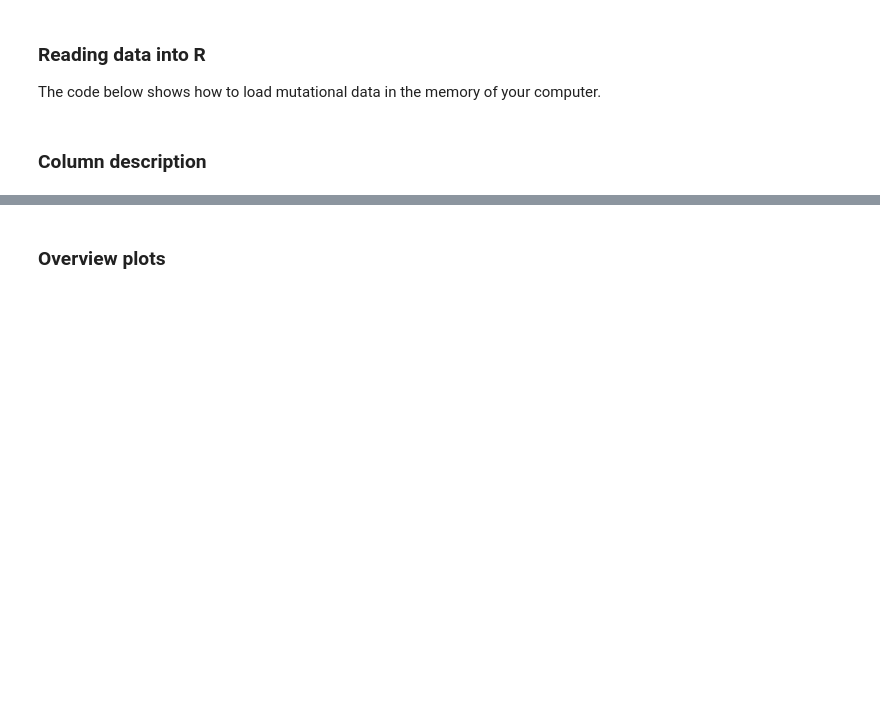
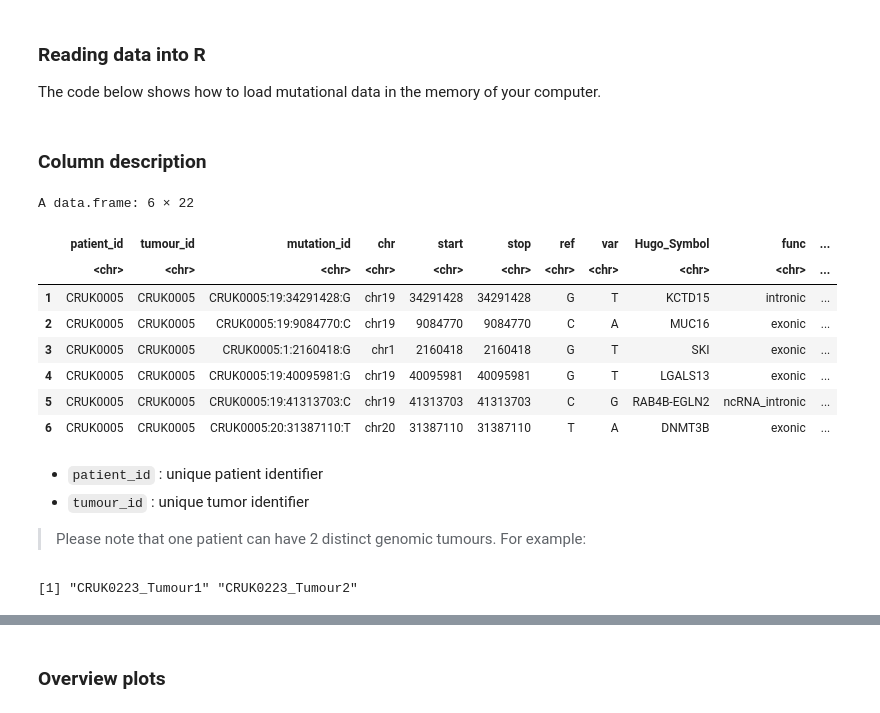
Before and after one commit to McGranahanLab/LCCE_workshop_2023, a Jupyter notebook: columns_description.ipynb, the cells around one changed output, grey strips where cells are left out. Drawn from its saved outputs; the diff is of its cells as text; code cells hidden in the pictures; blank space fills up the shorter version.

```diff
--- a/columns_description.ipynb
+++ b/columns_description.ipynb
@@ -283,2 +336,22 @@ colnames(mut_table)
 # %% [markdown]
 ### Column description <a class="anchor" id="Somatic-mutation-Columns"></a>
+# %%
+head(mut_table)
+# %% [output]
+A data.frame: 6 × 22
+|  | patient_id | tumour_id | mutation_id | chr | start | stop | ref | var | Hugo_Symbol | func | ... |
+|  | <chr> | <chr> | <chr> | <chr> | <chr> | <chr> | <chr> | <chr> | <chr> | <chr> | ... |
+| 1 | CRUK0005 | CRUK0005 | CRUK0005:19:34291428:G | chr19 | 34291428 | 34291428 | G | T | KCTD15 | intronic | ... |
+| 2 | CRUK0005 | CRUK0005 | CRUK0005:19:9084770:C | chr19 | 9084770 | 9084770 | C | A | MUC16 | exonic | ... |
+| 3 | CRUK0005 | CRUK0005 | CRUK0005:1:2160418:G | chr1 | 2160418 | 2160418 | G | T | SKI | exonic | ... |
+| 4 | CRUK0005 | CRUK0005 | CRUK0005:19:40095981:G | chr19 | 40095981 | 40095981 | G | T | LGALS13 | exonic | ... |
+| 5 | CRUK0005 | CRUK0005 | CRUK0005:19:41313703:C | chr19 | 41313703 | 41313703 | C | G | RAB4B-EGLN2 | ncRNA_intronic | ... |
+| 6 | CRUK0005 | CRUK0005 | CRUK0005:20:31387110:T | chr20 | 31387110 | 31387110 | T | A | DNMT3B | exonic | ... |
+# %% [markdown]
+* `patient_id` : unique patient identifier
+* `tumour_id` : unique tumor identifier
+> Please note that one patient can have 2 distinct genomic tumours. For example:
+# %%
+unique(mut_table[mut_table$patient_id == 'CRUK0223', ]$tumour_id)
+# %% [output]
+[1] "CRUK0223_Tumour1" "CRUK0223_Tumour2"
```
Also changed, not shown: parts of 25 cells of this notebook.
